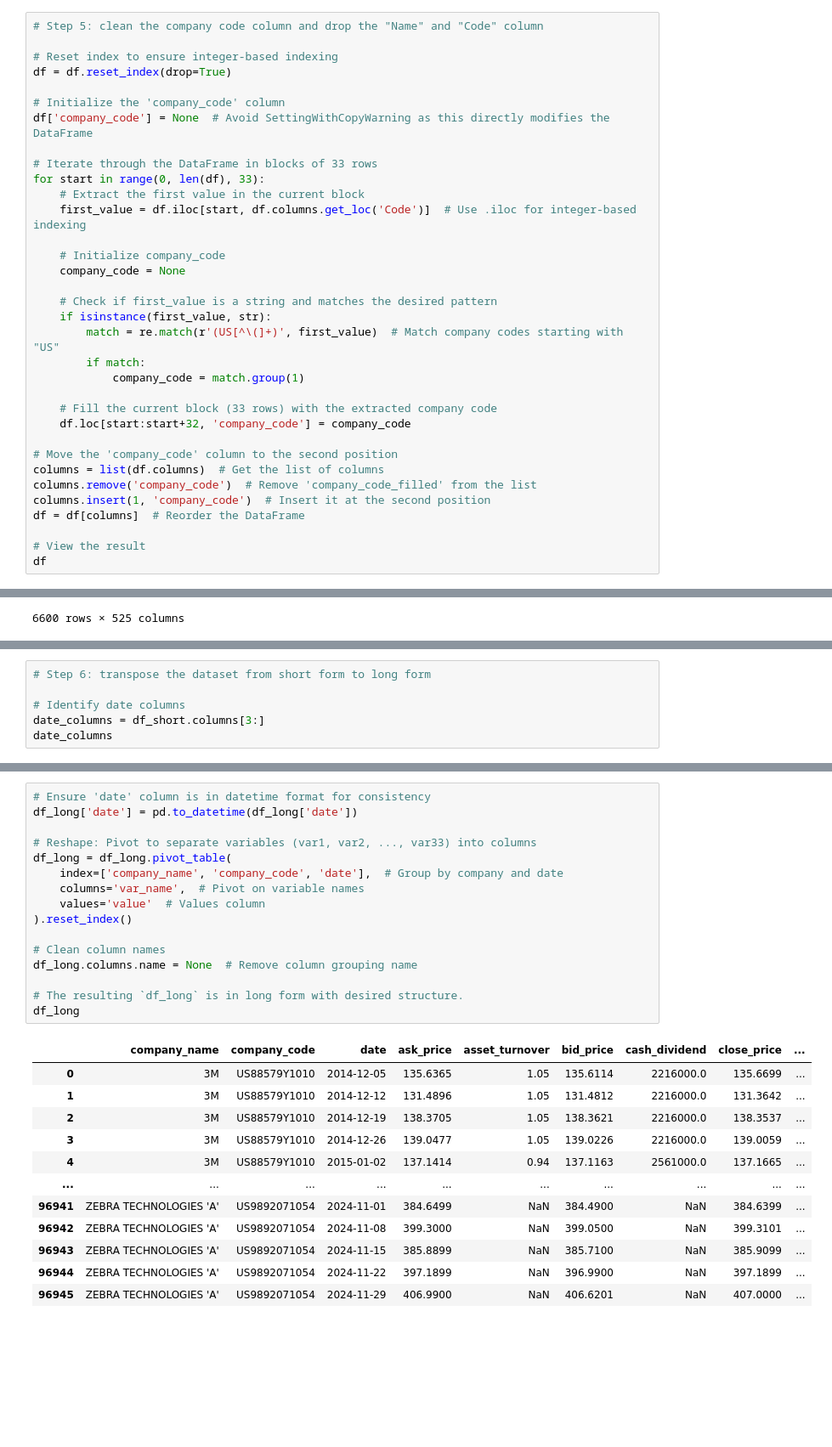
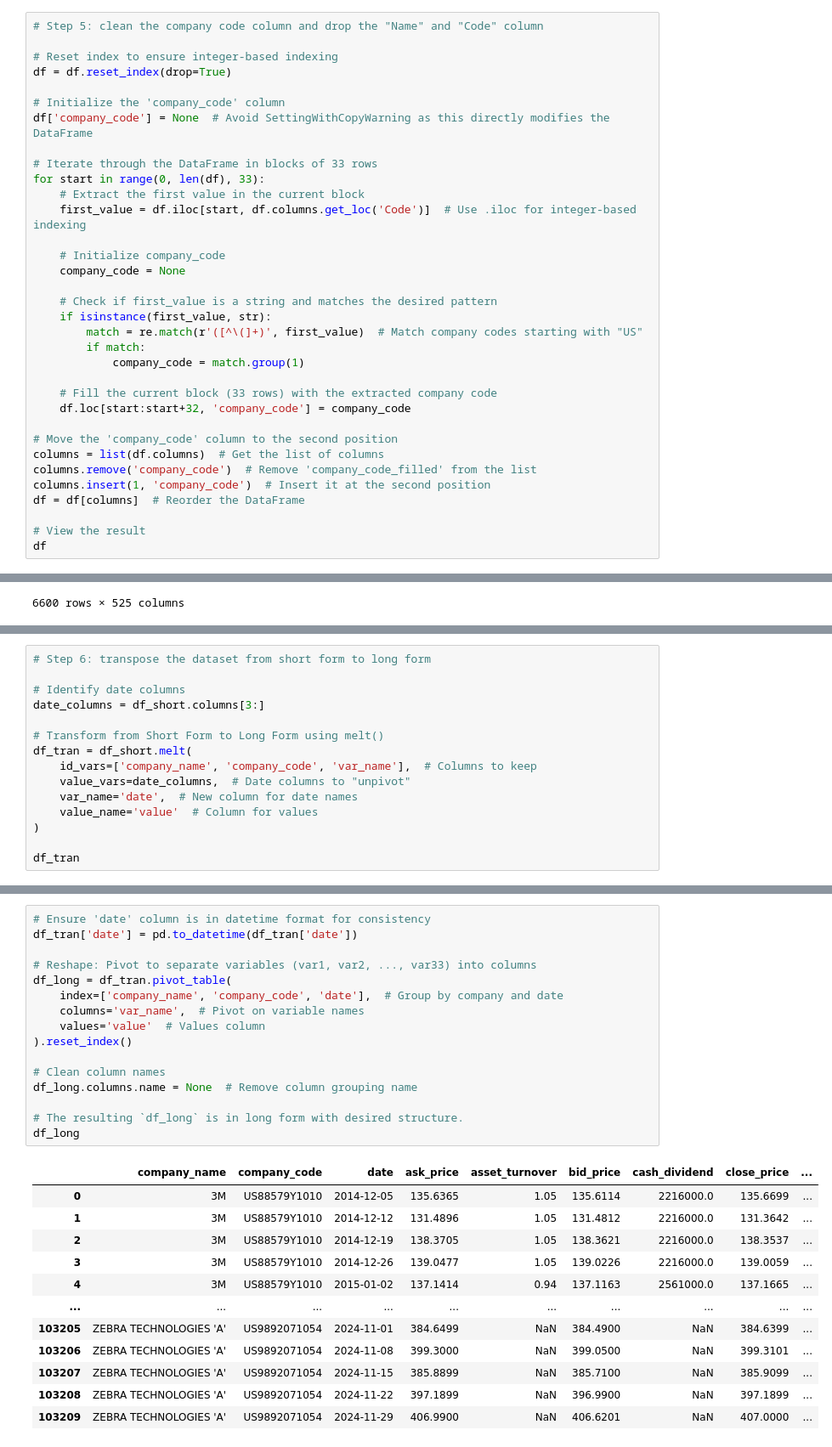
Before and after one commit to kaki1995/Project_Applying-AI-and-Large-Language-Models-in-Stock-Investment, a Jupyter notebook: Campus Challenge.ipynb, the cells around one changed output, grey strips where cells are left out. Shown: that part at 85% size. Drawn from its saved outputs; the diff is of its cells as text; blank space fills up the shorter version.

```diff
--- a/Campus Challenge.ipynb
+++ b/Campus Challenge.ipynb
@@ -270,7 +242,7 @@ for start in range(0, len(df), 33):
 
     # Check if first_value is a string and matches the desired pattern
     if isinstance(first_value, str):
-        match = re.match(r'(US[^\(]+)', first_value)  # Match company codes starting with "US"
+        match = re.match(r'([^\(]+)', first_value)  # Match company codes starting with "US"
         if match:
             company_code = match.group(1)
 
@@ -342,5 +307,14 @@ Length: 525, dtype: object
 
 # Identify date columns
 date_columns = df_short.columns[3:]
-date_columns
+
+# Transform from Short Form to Long Form using melt()
+df_tran = df_short.melt(
+    id_vars=['company_name', 'company_code', 'var_name'],  # Columns to keep
+    value_vars=date_columns,  # Date columns to "unpivot"
+    var_name='date',  # New column for date names
+    value_name='value'  # Column for values
+)
+
+df_tran
 # %% [output]
@@ -381,29 +334,29 @@ df_long
 # %%
 # Ensure 'date' column is in datetime format for consistency
-df_long['date'] = pd.to_datetime(df_long['date'])
+df_tran['date'] = pd.to_datetime(df_tran['date'])
 
 # Reshape: Pivot to separate variables (var1, var2, ..., var33) into columns
-df_long = df_long.pivot_table(
+df_long = df_tran.pivot_table(
     index=['company_name', 'company_code', 'date'],  # Group by company and date
     columns='var_name',  # Pivot on variable names
     values='value'  # Values column
 ).reset_index()
 
 # Clean column names
 df_long.columns.name = None  # Remove column grouping name
 
 # The resulting `df_long` is in long form with desired structure.
 df_long
 # %% [output]
 |  | company_name | company_code | date | ask_price | asset_turnover | bid_price | cash_dividend | close_price | ... |
 | 0 | 3M | US88579Y1010 | 2014-12-05 | 135.6365 | 1.05 | 135.6114 | 2216000.0 | 135.6699 | ... |
 | 1 | 3M | US88579Y1010 | 2014-12-12 | 131.4896 | 1.05 | 131.4812 | 2216000.0 | 131.3642 | ... |
 | 2 | 3M | US88579Y1010 | 2014-12-19 | 138.3705 | 1.05 | 138.3621 | 2216000.0 | 138.3537 | ... |
 | 3 | 3M | US88579Y1010 | 2014-12-26 | 139.0477 | 1.05 | 139.0226 | 2216000.0 | 139.0059 | ... |
 | 4 | 3M | US88579Y1010 | 2015-01-02 | 137.1414 | 0.94 | 137.1163 | 2561000.0 | 137.1665 | ... |
 | ... | ... | ... | ... | ... | ... | ... | ... | ... | ... |
-| 96941 | ZEBRA TECHNOLOGIES 'A' | US9892071054 | 2024-11-01 | 384.6499 | NaN | 384.4900 | NaN | 384.6399 | ... |
-| 96942 | ZEBRA TECHNOLOGIES 'A' | US9892071054 | 2024-11-08 | 399.3000 | NaN | 399.0500 | NaN | 399.3101 | ... |
-| 96943 | ZEBRA TECHNOLOGIES 'A' | US9892071054 | 2024-11-15 | 385.8899 | NaN | 385.7100 | NaN | 385.9099 | ... |
-| 96944 | ZEBRA TECHNOLOGIES 'A' | US9892071054 | 2024-11-22 | 397.1899 | NaN | 396.9900 | NaN | 397.1899 | ... |
-| 96945 | ZEBRA TECHNOLOGIES 'A' | US9892071054 | 2024-11-29 | 406.9900 | NaN | 406.6201 | NaN | 407.0000 | ... |
+| 103205 | ZEBRA TECHNOLOGIES 'A' | US9892071054 | 2024-11-01 | 384.6499 | NaN | 384.4900 | NaN | 384.6399 | ... |
+| 103206 | ZEBRA TECHNOLOGIES 'A' | US9892071054 | 2024-11-08 | 399.3000 | NaN | 399.0500 | NaN | 399.3101 | ... |
+| 103207 | ZEBRA TECHNOLOGIES 'A' | US9892071054 | 2024-11-15 | 385.8899 | NaN | 385.7100 | NaN | 385.9099 | ... |
+| 103208 | ZEBRA TECHNOLOGIES 'A' | US9892071054 | 2024-11-22 | 397.1899 | NaN | 396.9900 | NaN | 397.1899 | ... |
+| 103209 | ZEBRA TECHNOLOGIES 'A' | US9892071054 | 2024-11-29 | 406.9900 | NaN | 406.6201 | NaN | 407.0000 | ... |
```
Also changed, not shown: parts of 12 cells of this notebook.
